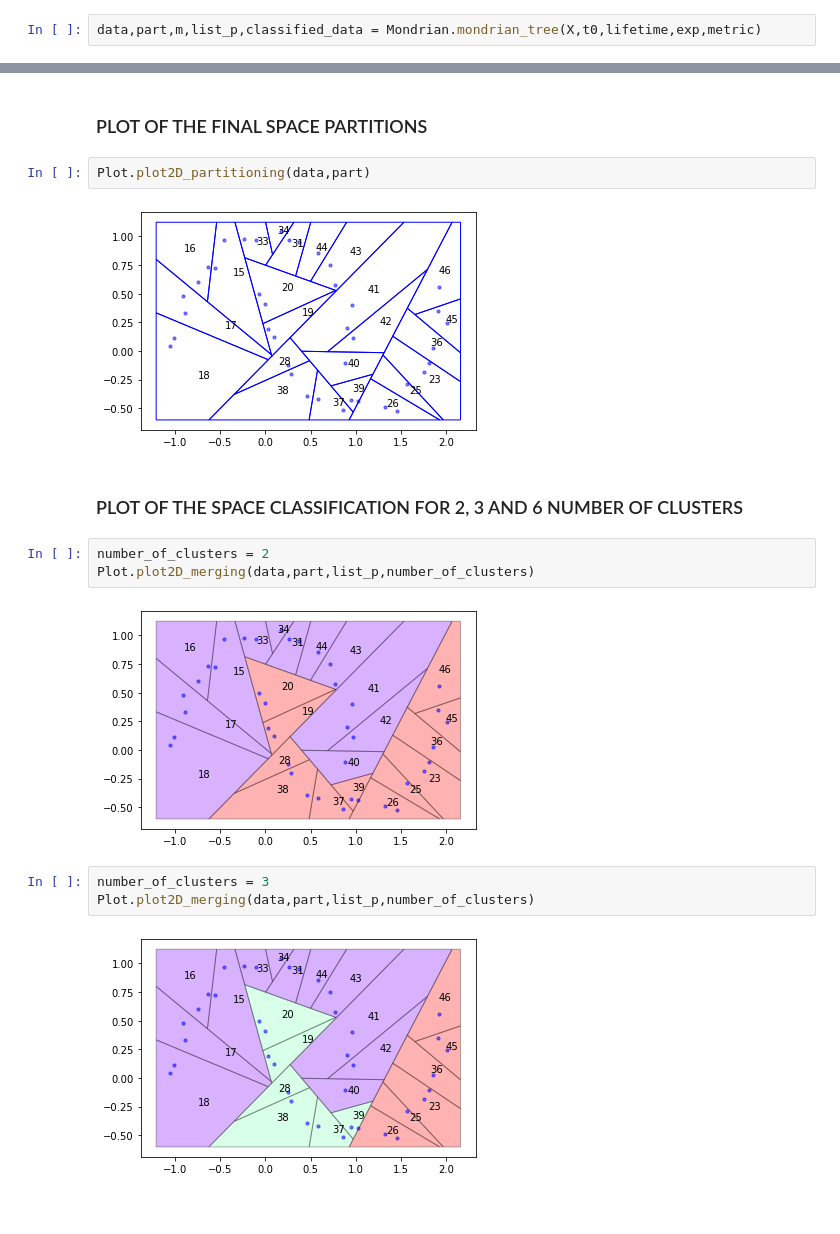
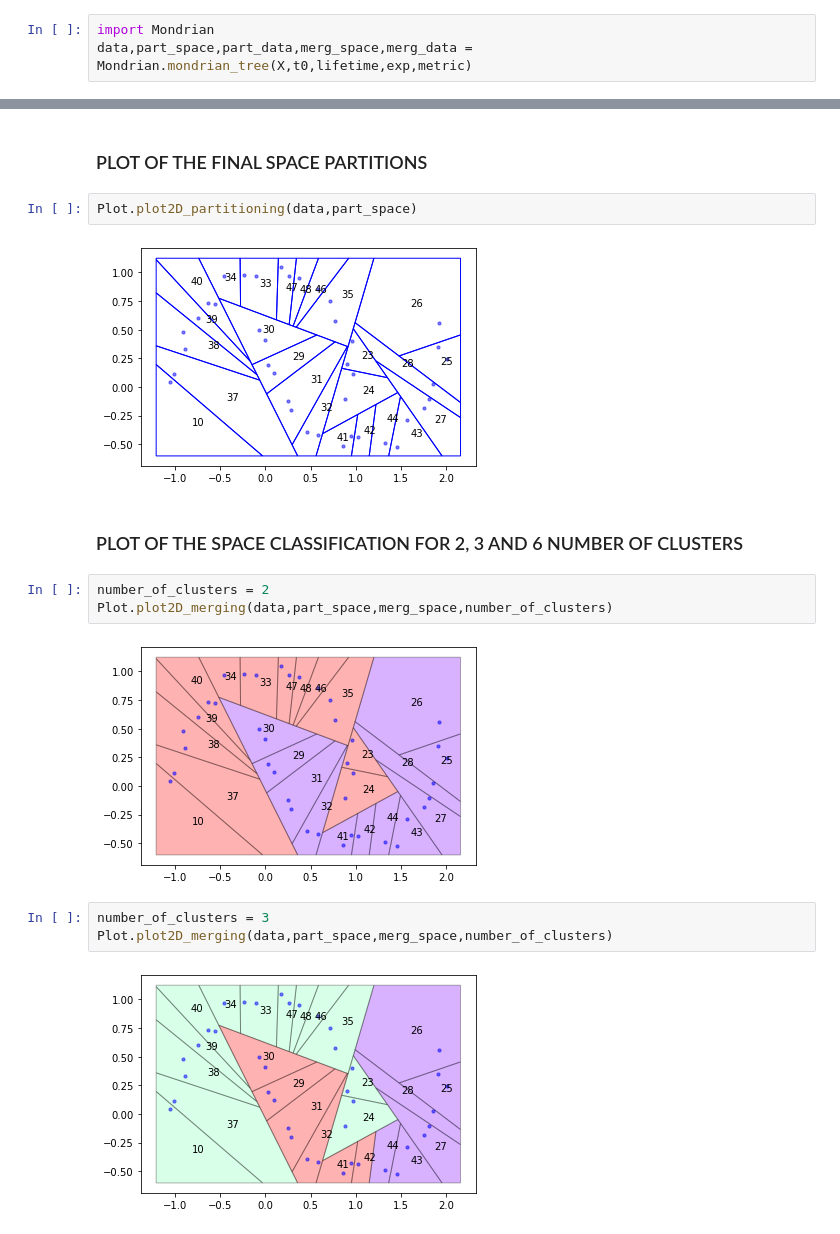
Before and after one commit to SilviaMariaMacri/Unsupervised-Mondrian-Forest, a Jupyter notebook: example/moons2D.ipynb, the cells around one changed output, grey strips where cells are left out. Drawn from its saved outputs; the diff is of its cells as text.

Commit message:
aggiornamento merging + test e modifiche relative

```diff
--- a/example/moons2D.ipynb
+++ b/example/moons2D.ipynb
@@ -90,6 +84,7 @@ lifetime = 10
 exp = 5
 metric = 'min_corr'  # 'variance','centroid_diff','centroid_ratio','min'
 # %%
-data,part,m,list_p,classified_data = Mondrian.mondrian_tree(X,t0,lifetime,exp,metric)
+import Mondrian
+data,part_space,part_data,merg_space,merg_data = Mondrian.mondrian_tree(X,t0,lifetime,exp,metric)
 # %% [output]
 PARTITIONING:
@@ -210,20 +190,20 @@ classified_data[4]
 # %% [markdown]
 ### PLOT OF THE FINAL SPACE PARTITIONS
 # %%
-Plot.plot2D_partitioning(data,part)
+Plot.plot2D_partitioning(data,part_space)
 # %% [output]
-[figure, old version]
+[figure, new version]
 # %% [markdown]
 ### PLOT OF THE SPACE CLASSIFICATION FOR 2, 3 AND 6 NUMBER OF CLUSTERS
 # %%
 number_of_clusters = 2
-Plot.plot2D_merging(data,part,list_p,number_of_clusters)
+Plot.plot2D_merging(data,part_space,merg_space,number_of_clusters)
 # %% [output]
-[figure, old version]
+[figure, new version]
 # %%
 number_of_clusters = 3
-Plot.plot2D_merging(data,part,list_p,number_of_clusters)
+Plot.plot2D_merging(data,part_space,merg_space,number_of_clusters)
 # %% [output]
-[figure, old version]
+[figure, new version]
 # %%
 number_of_clusters = 6
```
Also changed, not shown: parts of 29 cells of this notebook, 9 other files.
